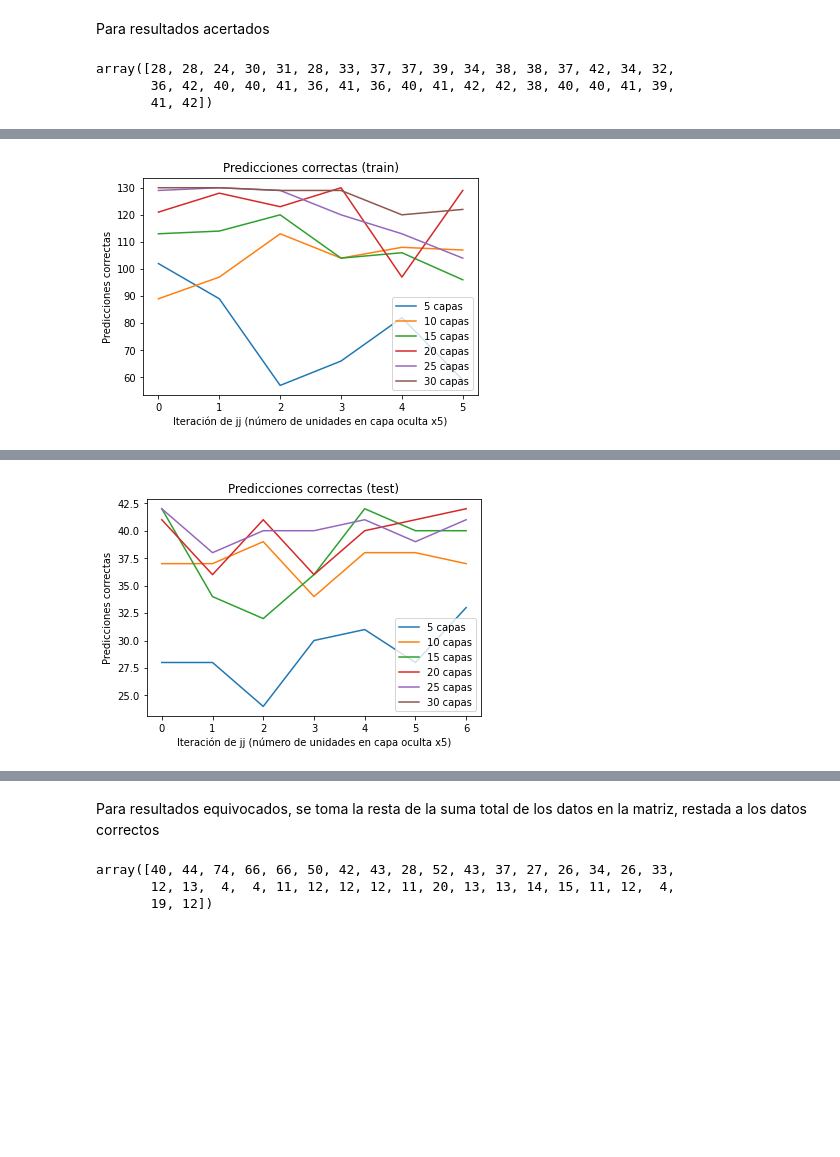
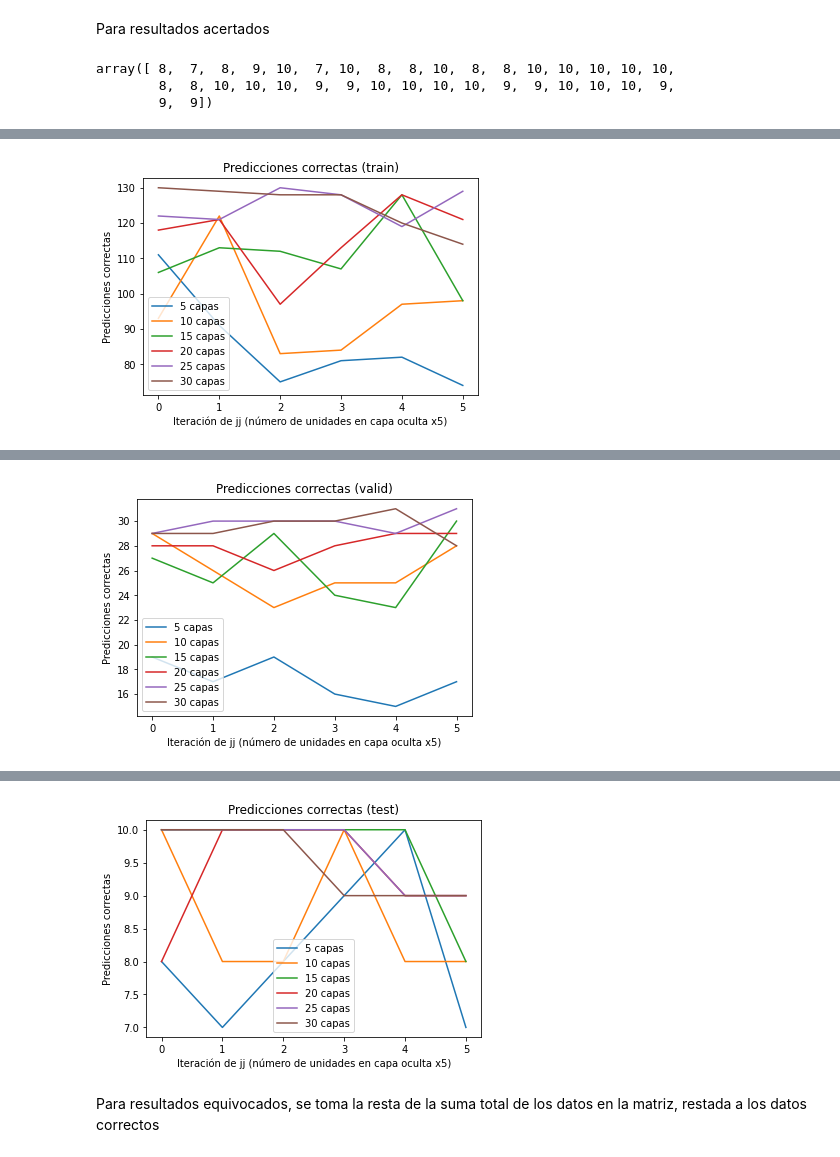
Before and after one commit to 1dgog/TC3006C_framework, a Jupyter notebook: a01139500_m2_retro_framework.ipynb, the cells around one changed output, grey strips where cells are left out. Drawn from its saved outputs; the diff is of its cells as text; code cells hidden in the pictures; blank space fills up the shorter version.

```diff
--- a/a01139500_m2_retro_framework.ipynb
+++ b/a01139500_m2_retro_framework.ipynb
@@ -72,2 +75,3 @@ dfOutput = df[["index"]]
 # %%
-X_train, X_test, y_train, y_test = train_test_split(dfInput, dfOutput, random_state=0)
+X_train, X_r, y_train, y_r = train_test_split(dfInput, dfOutput, random_state=0)
+X_valid, X_test, y_valid, y_test = train_test_split(X_r, y_r, random_state=0)
@@ -171,13 +211,27 @@ for a in range(0,len(np.array(scores_train)),1):
   plt.plot(np.array(scores_train)[a], label='%s capas' % cont)
   cont += 5
 ax = plt.gca()
-ax.set_ylim([np.min(scores_train)-.1, np.max(scores_train)])
+ax.set_ylim([np.min(scores_train)-0.1, np.max(scores_train)])
 plt.legend()
 plt.title('Puntajes para datos de entrenamiento (train)')
 plt.ylabel("Puntaje")
 plt.xlabel("Iteración de jj (número de unidades en capa oculta x5)")
+plt.savefig('scores_train.pdf')
 files.download("scores_train.pdf")
-plt.savefig('scores_train.pdf')
+plt.show()
+
+cont = 5
+for a in range(0,len(np.array(scores_valid)),1):
+  plt.plot(np.array(scores_valid)[a], label='%s capas' % cont)
+  cont += 5
+ax = plt.gca()
+ax.set_ylim([np.min(scores_valid)-0.1, np.max(scores_valid)])
+plt.legend()
+plt.title('Puntajes para datos de validacion (valid)')
+plt.ylabel("Puntaje")
+plt.xlabel("Iteración de jj (número de unidades en capa oculta x5)")
+plt.savefig('scores_valid.pdf')
+files.download("scores_valid.pdf")
 plt.show()
 
 cont = 5
@@ -187,11 +241,11 @@ for a in range(0,len(np.array(scores_test)),1):
 ax = plt.gca()
 ax.set_ylim([np.min(scores_test)-.1, np.max(scores_test)])
 plt.legend()
-plt.title('Puntajes para datos de validación (test)')
+plt.title('Puntajes para datos de prueba (test)')
 plt.ylabel("Puntaje")
 plt.xlabel("Iteración de jj (número de unidades en capa oculta x5)")
+plt.savefig('scores_test.pdf')
 files.download("scores_test.pdf")
-plt.savefig('scores_test.pdf')
 plt.show()
 # %% [output]
 [interactive output not drawn]
@@ -209,6 +266,10 @@ sum_correcto_train = []
 for ii in range(0,6,1):
   for jj in range(0,6,1):
     sum_correcto_train.append(np.trace(np.array(almacenamiento_conf_mat_train)[ii,jj]))
+sum_correcto_valid = []
+for ii in range(0,6,1):
+  for jj in range(0,6,1):
+    sum_correcto_valid.append(np.trace(np.array(almacenamiento_conf_mat_valid)[ii,jj]))
 sum_correcto_test = []
 for ii in range(0,6,1):
   for jj in range(0,6,1):
@@ -216,38 +277,50 @@ for ii in range(0,6,1):
 
 np.array(sum_correcto_test).transpose()
 # %% [output]
-array([28, 28, 24, 30, 31, 28, 33, 37, 37, 39, 34, 38, 38, 37, 42, 34, 32,
-       36, 42, 40, 40, 41, 36, 41, 36, 40, 41, 42, 42, 38, 40, 40, 41, 39,
-       41, 42])
+array([ 8,  7,  8,  9, 10,  7, 10,  8,  8, 10,  8,  8, 10, 10, 10, 10, 10,
+        8,  8, 10, 10, 10,  9,  9, 10, 10, 10, 10,  9,  9, 10, 10, 10,  9,
+        9,  9])
 # %%
 cont = 5
 for a in range(0,len(np.array(sum_correcto_train)),6):
   plt.plot(np.array(sum_correcto_train)[a:a+6], label='%s capas' % cont)
   cont += 5
 plt.legend()
 plt.title('Predicciones correctas (train)')
 plt.ylabel("Predicciones correctas")
 plt.xlabel("Iteración de jj (número de unidades en capa oculta x5)")
+plt.savefig('acertados_train.pdf')
 files.download("acertados_train.pdf")
-plt.savefig('acertados_train.pdf')
+plt.show()
+
+cont = 5
+for a in range(0,len(np.array(sum_correcto_valid)),6):
+  plt.plot(np.array(sum_correcto_valid)[a:a+6], label='%s capas' % cont)
+  cont += 5
+plt.legend()
+plt.title('Predicciones correctas (valid)')
+plt.ylabel("Predicciones correctas")
+plt.xlabel("Iteración de jj (número de unidades en capa oculta x5)")
+plt.savefig('acertados_valid.pdf')
+files.download("acertados_valid.pdf")
 plt.show()
 
 
 cont = 5
 for a in range(0,len(np.array(sum_correcto_test)),6):
   plt.plot(np.array(sum_correcto_test)[a:a+6], label='%s capas' % cont)
   cont += 5
 plt.legend()
 plt.ylabel("Predicciones correctas")
 plt.title('Predicciones correctas (test)')
 plt.xlabel("Iteración de jj (número de unidades en capa oculta x5)")
+plt.savefig('acertados_test.pdf')
 files.download("acertados_test.pdf")
-plt.savefig('acertados_test.pdf')
 plt.show()
 # %% [output]
 [interactive output not drawn]
 [interactive output not drawn]
-[figure, old version]
+[figure, new version]
 [interactive output not drawn]
 [interactive output not drawn]
-[figure, old version]
+[figure, new version]
@@ -254,3 +329,4 @@ plt.show()
+[figure, added]
 # %% [markdown]
 Para resultados equivocados, se toma la resta de la suma total de los datos en la matriz, restada a los datos correctos
 # %%
@@ -258,14 +334,16 @@ sum_incorrecto_train = []
 for ii in range(0,6,1):
   for jj in range(0,6,1):
     sum_incorrecto_train.append(np.sum(np.array(almacenamiento_conf_mat_train)[ii,jj])-np.trace(np.array(almacenamiento_conf_mat_train)[ii,jj]))
+
+sum_incorrecto_valid = []
+for ii in range(0,6,1):
+  for jj in range(0,6,1):
+    sum_incorrecto_valid.append(np.sum(np.array(almacenamiento_conf_mat_valid)[ii,jj])-np.trace(np.array(almacenamiento_conf_mat_valid)[ii,jj]))
+
 sum_incorrecto_test = []
 for ii in range(0,6,1):
   for jj in range(0,6,1):
     sum_incorrecto_test.append(np.sum(np.array(almacenamiento_conf_mat_test)[ii,jj])-np.trace(np.array(almacenamiento_conf_mat_test)[ii,jj]))
-# %% [output]
-array([40, 44, 74, 66, 66, 50, 42, 43, 28, 52, 43, 37, 27, 26, 34, 26, 33,
-       12, 13,  4,  4, 11, 12, 12, 12, 11, 20, 13, 13, 14, 15, 11, 12,  4,
-       19, 12])
 # %%
 cont = 0
 for a in range(0,len(np.array(sum_incorrecto_train)),7):
```
Also changed, not shown: parts of 11 cells of this notebook.
